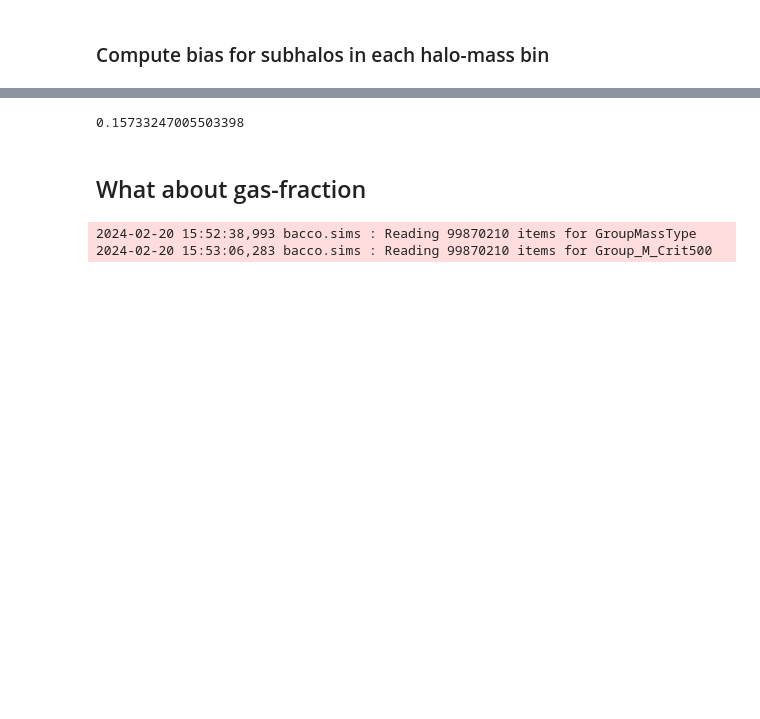
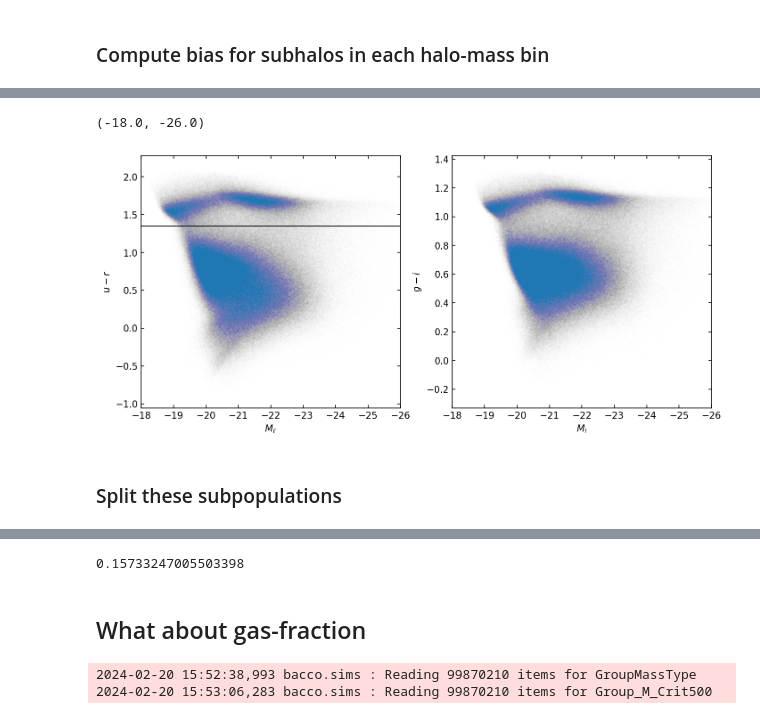
Before and after one commit to fgmaion/MTNG-resims, a Jupyter notebook: estimate_halo_number.ipynb, the cells around one changed output, grey strips where cells are left out. Drawn from its saved outputs; the diff is of its cells as text; code cells hidden in the pictures; blank space fills up the shorter version.

```diff
--- a/estimate_halo_number.ipynb
+++ b/estimate_halo_number.ipynb
@@ -239,0 +194,30 @@ Text(0.5, 0, '$M_*[M_{\\odot}/h]$')
+# %%
+sel = np.where( (sim.sub['LenType'][:,4]>200) & (np.sum(sim.sub['MassType'], axis=1)>1) )
+
+U__r = sim.sub['StellarPhotometrics'][sel,0] - sim.sub['StellarPhotometrics'][sel,5]
+M_r = sim.sub['StellarPhotometrics'][sel,5]
+
+g__i = sim.sub['StellarPhotometrics'][sel,4] - sim.sub['StellarPhotometrics'][sel,6]
+M_i = sim.sub['StellarPhotometrics'][sel,6]
+# %%
+fig, ax = plt.subplots(1, 2, dpi=150, figsize=(11,5))
+
+ax[0].scatter(M_r[::10000], U__r[::10000], s=0.01, alpha=0.02)
+ax[1].scatter(M_i[::10000], g__i[::10000], s=0.01, alpha=0.02)
+
+ax[0].axhline(1.35, color='k', lw=0.9)
+
+# Setting labels
+ax[0].set_xlabel('$M_r$')
+ax[0].set_ylabel('$u-r$')
+
+ax[1].set_xlabel('$M_i$')
+ax[1].set_ylabel('$g-i$')
+
+ax[0].set_xlim(-18,-26)
+ax[1].set_xlim(-18,-26)
+# %% [output]
+(-18.0, -26.0)
+[figure, added]
+# %% [markdown]
+### Split these subpopulations
```
Also changed, not shown: parts of 13 cells of this notebook, 1 other file.
